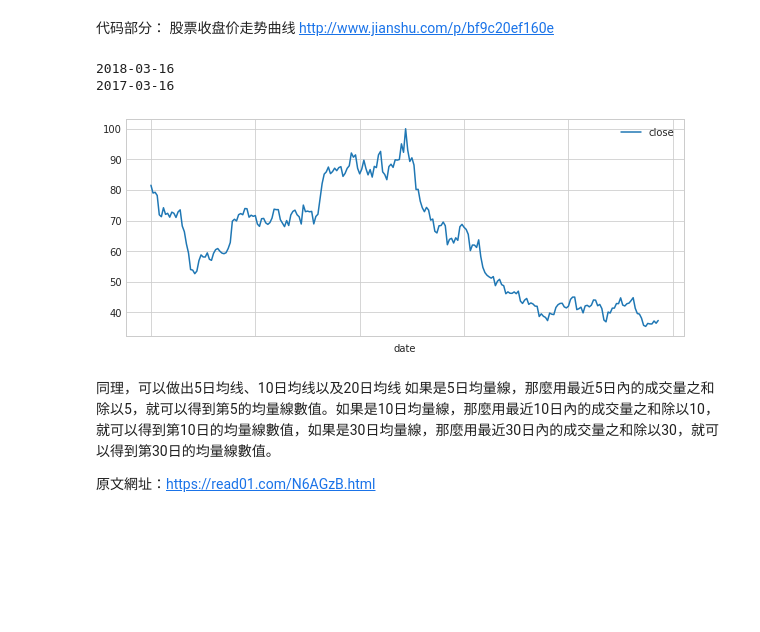
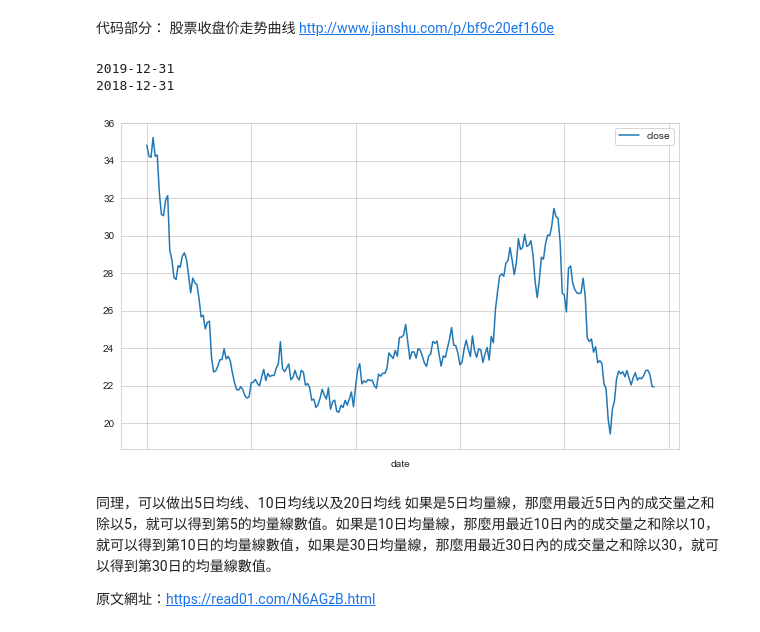
Before and after one commit to alanz2015/MyQuantitativeAlgoTest, a Jupyter notebook: StudyTA-Lib03.ipynb, the cells around one changed output. Cells and saved outputs as stored; diff of their text form; code cells hidden in the pictures; blank space fills up the shorter version.

```diff
--- a/StudyTA-Lib03.ipynb
+++ b/StudyTA-Lib03.ipynb
@@ -13,19 +13,19 @@ http://www.jianshu.com/p/bf9c20ef160e
 # %%
 sns.set_style("whitegrid")
 end = datetime.today() #开始时间结束时间，选取最近一年的数据
 start = datetime(end.year-1,end.month,end.day)
 end = str(end)[0:10]
 start = str(start)[0:10]
 print (end)
 print (start)
 
 stock = ts.get_hist_data('002460',start,end)#选取一支股票
-stock['close'].plot(legend=True ,figsize=(10,4))
+stock['close'].plot(legend=True ,figsize=(10,6))
 plt.show()
 # %% [output]
-2018-03-16
-2017-03-16
+2019-12-31
+2018-12-31
-[figure, old version]
+[figure, new version]
 # %% [markdown]
 同理，可以做出5日均线、10日均线以及20日均线
 如果是5日均量線，那麼用最近5日內的成交量之和除以5，就可以得到第5的均量線數值。如果是10日均量線，那麼用最近10日內的成交量之和除以10，就可以得到第10日的均量線數值，如果是30日均量線，那麼用最近30日內的成交量之和除以30，就可以得到第30日的均量線數值。
```
Also changed, not shown: parts of 1 cell of this notebook, 4 other files.
